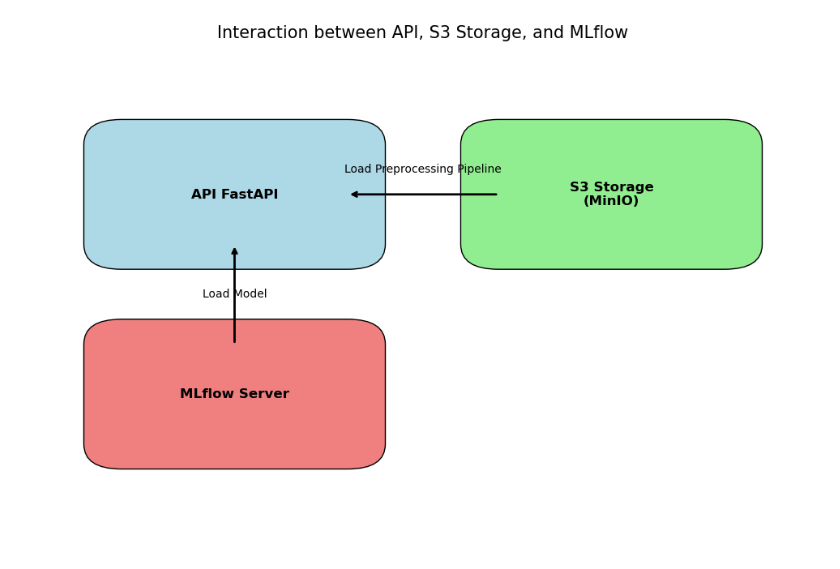
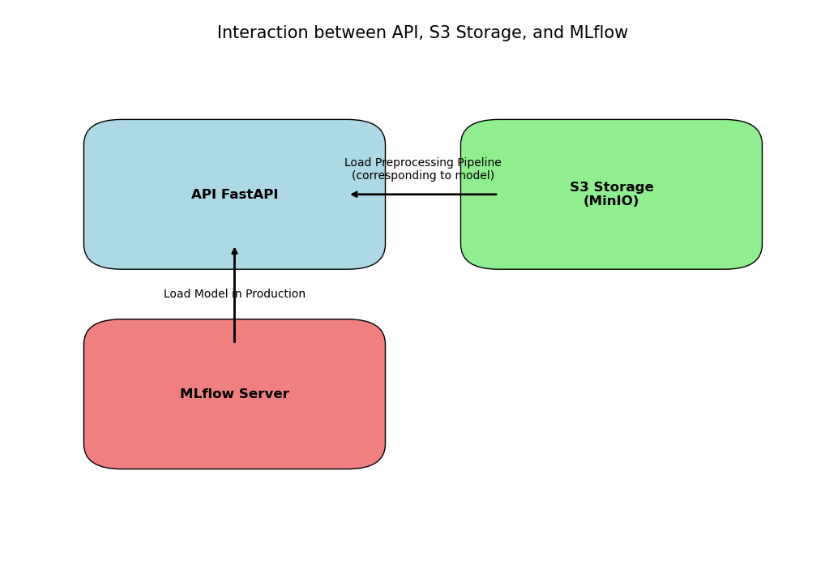
Before and after one commit to WolfPackStatMathieu/ML-SOC-API, a Jupyter notebook: documentation/diagramme_interaction_API.ipynb, the cells around one changed output. Cells and saved outputs as stored; diff of their text form; code cells hidden in the pictures.

```diff
--- a/documentation/diagramme_interaction_API.ipynb
+++ b/documentation/diagramme_interaction_API.ipynb
@@ -11,33 +11,33 @@ s3_box = patches.FancyBboxPatch((0.6, 0.6), 0.3, 0.2, boxstyle="round,pad=0.05",
 mlflow_box = patches.FancyBboxPatch((0.1, 0.2), 0.3, 0.2, boxstyle="round,pad=0.05", edgecolor='black', facecolor='lightcoral')
 
 # Add the elements to the plot
 ax.add_patch(api_box)
 ax.add_patch(s3_box)
 ax.add_patch(mlflow_box)
 
 # Add arrows
 arrowprops = dict(facecolor='black', arrowstyle='->', lw=2)
 ax.annotate('', xy=(0.4, 0.7), xytext=(0.6, 0.7), arrowprops=arrowprops)
 ax.annotate('', xy=(0.25, 0.6), xytext=(0.25, 0.4), arrowprops=arrowprops)
 
 # Add text
 ax.text(0.1 + 0.15, 0.6 + 0.1, 'API FastAPI', horizontalalignment='center', verticalalignment='center', fontsize=12, fontweight='bold')
 ax.text(0.6 + 0.15, 0.6 + 0.1, 'S3 Storage\n(MinIO)', horizontalalignment='center', verticalalignment='center', fontsize=12, fontweight='bold')
 ax.text(0.1 + 0.15, 0.2 + 0.1, 'MLflow Server', horizontalalignment='center', verticalalignment='center', fontsize=12, fontweight='bold')
 
 # Add labels to arrows
-ax.text(0.5, 0.75, 'Load Preprocessing Pipeline', horizontalalignment='center', verticalalignment='center', fontsize=10)
-ax.text(0.25, 0.5, 'Load Model', horizontalalignment='center', verticalalignment='center', fontsize=10)
+ax.text(0.5, 0.75, 'Load Preprocessing Pipeline\n(corresponding to model)', horizontalalignment='center', verticalalignment='center', fontsize=10)
+ax.text(0.25, 0.5, 'Load Model in Production', horizontalalignment='center', verticalalignment='center', fontsize=10)
 
 # Set the limits and title
 ax.set_xlim(0, 1)
 ax.set_ylim(0, 1)
 ax.set_title('Interaction between API, S3 Storage, and MLflow', fontsize=15)
 
 # Remove the axes
 ax.axis('off')
 
 # Show the plot
 plt.show()
 # %% [output]
-[figure, old version]
+[figure, new version]
```
Also changed, not shown: 1 other file.
